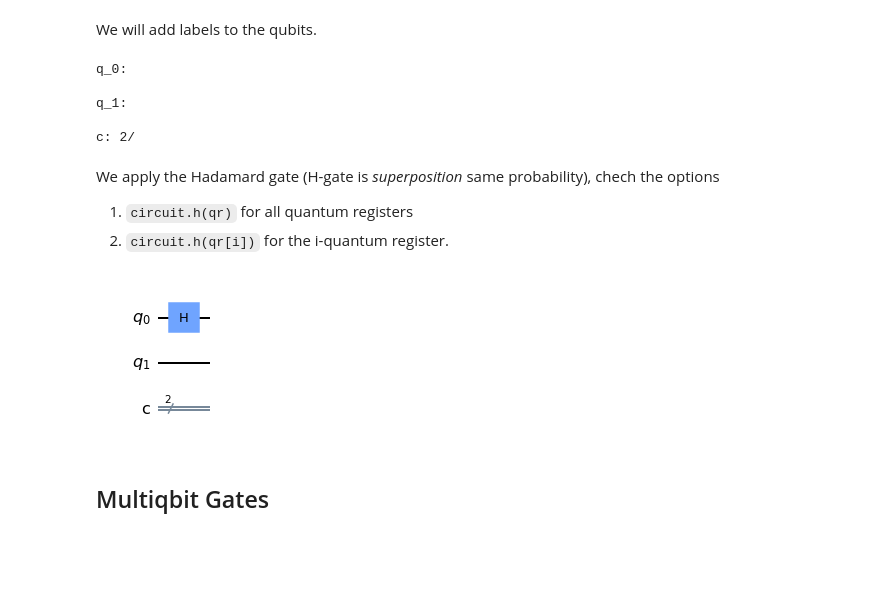
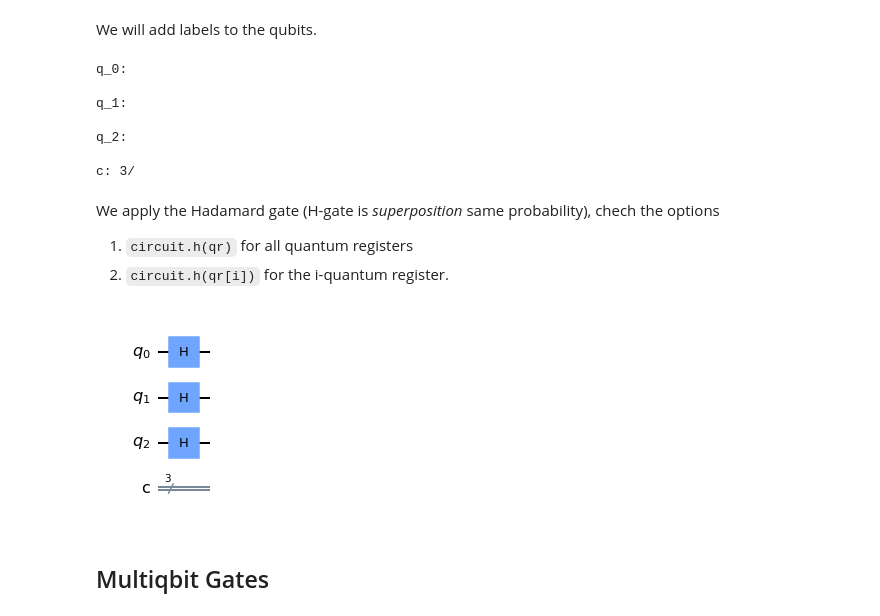
Before and after one commit to jaorduz/IntroQuantumCompu, a Jupyter notebook: NB_1/QC0_2_Qiskit.ipynb, the cells around one changed output. Drawn from its saved outputs; the diff is of its cells as text; code cells hidden in the pictures; blank space fills up the shorter version.

````diff
--- a/NB_1/QC0_2_Qiskit.ipynb
+++ b/NB_1/QC0_2_Qiskit.ipynb
@@ -12,8 +35,8 @@ We introduce a line to draw the graphs in the nb
 # %% [markdown]
 We will add labels to the qubits.
 # %%
-qr = QuantumRegister(2,'q')
-cr = ClassicalRegister(2,'c')
+qr = QuantumRegister(3,'q')
+cr = ClassicalRegister(3,'c')
 circuit = QuantumCircuit(qr,cr)
 circuit.draw()
 # %% [output]
@@ -21,16 +44,21 @@ q_0:
 
 q_1:
 
-c: 2/
+q_2:
+
+c: 3/
 # %% [markdown]
 We apply the Hadamard gate (H-gate is _superposition_ same probability), chech the options
 1. ```circuit.h(qr)``` for all quantum registers
 2. ```circuit.h(qr[i])``` for the i-quantum register.
 # %%
 circuit.h(qr[0])
+circuit.h(qr[1])
+circuit.h(qr[2])
+
 circuit.draw(output='mpl')
 # %% [output]
-[figure, old version]
+[figure, new version]
 # %% [markdown]
 ## Multiqbit Gates
 # %% [markdown]
````
Also changed, not shown: parts of 5 cells of this notebook.
